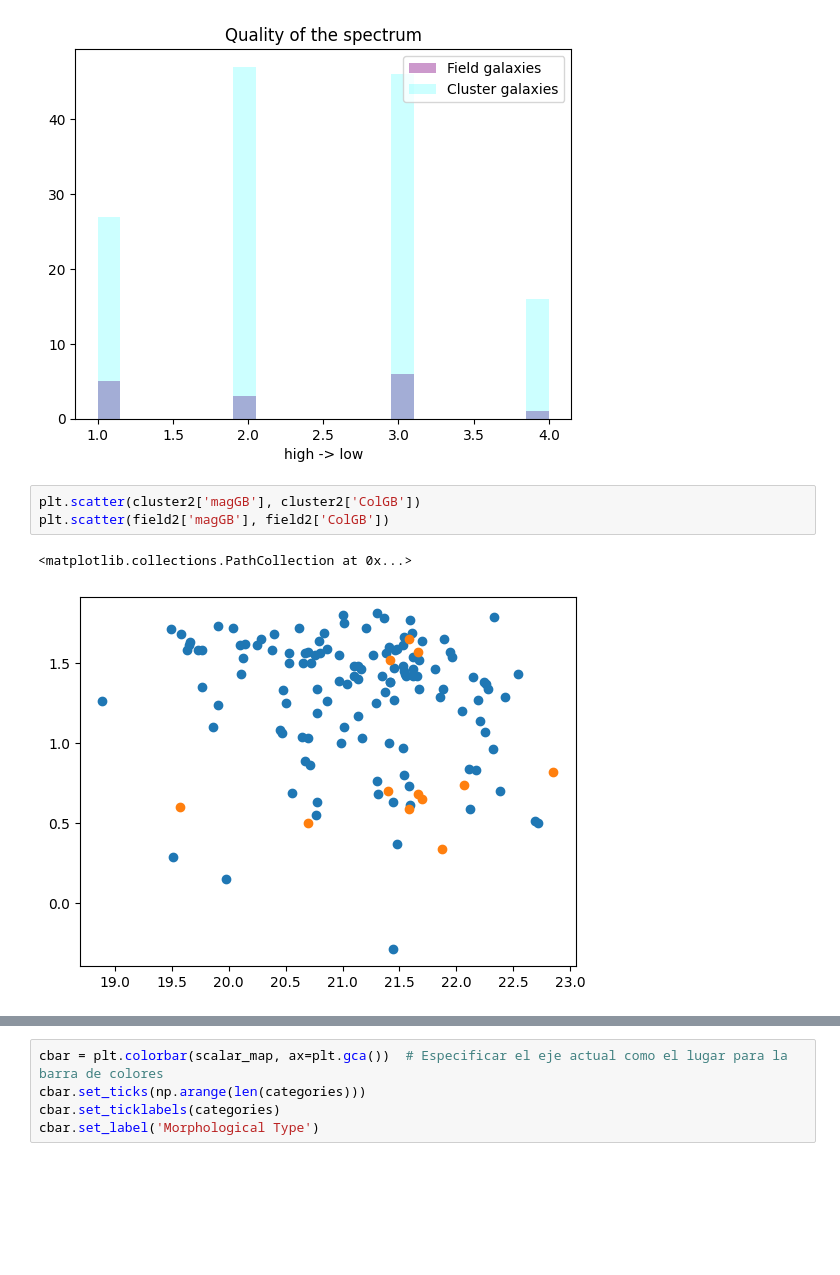
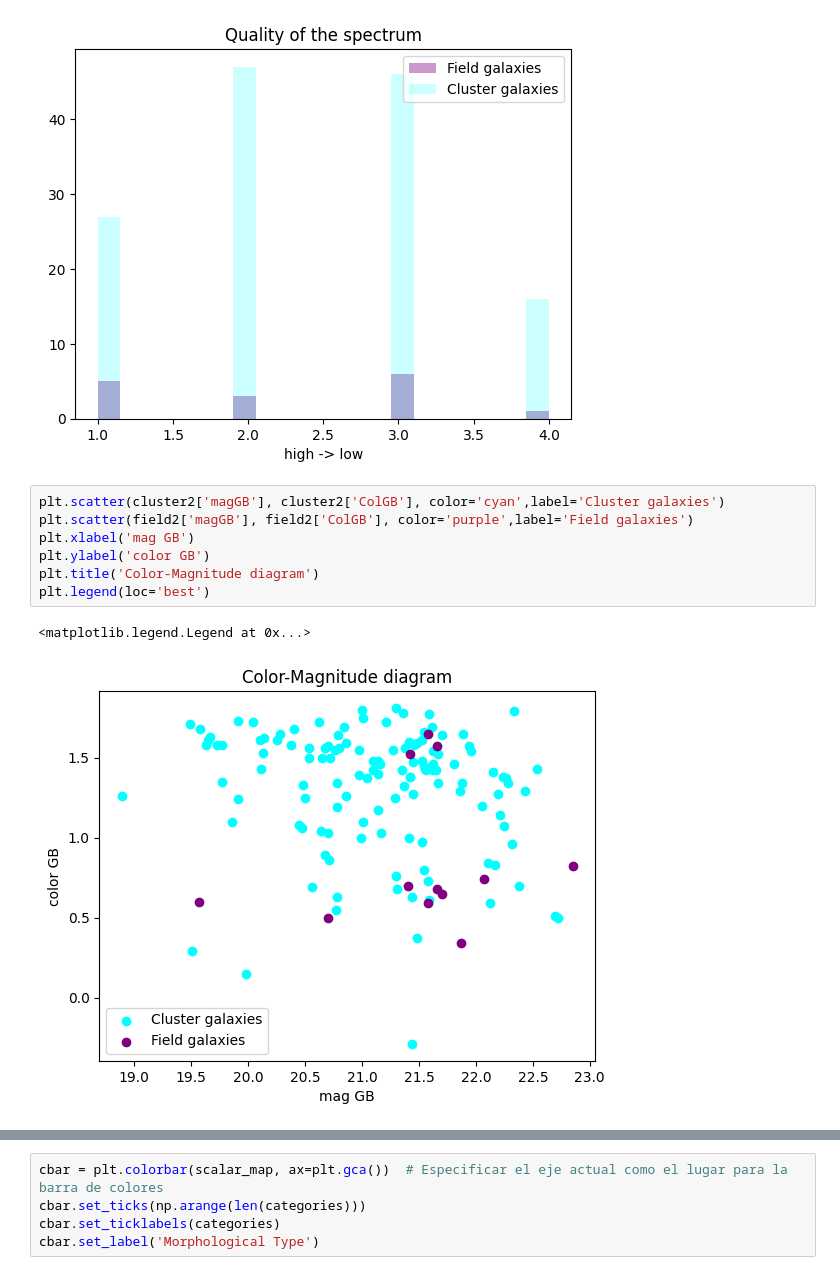
Before and after one commit to patito-mary/egdatos, a Jupyter notebook: manejodedatos.ipynb, the cells around one changed output, grey strips where cells are left out. Cells and saved outputs as stored; diff of their text form; blank space fills up the shorter version.

```diff
--- a/manejodedatos.ipynb
+++ b/manejodedatos.ipynb
@@ -137,11 +137,15 @@ plt.legend(loc='best')
 <matplotlib.legend.Legend at 0x...>
 [figure]
 # %%
-plt.scatter(cluster2['magGB'], cluster2['ColGB'])
-plt.scatter(field2['magGB'], field2['ColGB'])
+plt.scatter(cluster2['magGB'], cluster2['ColGB'], color='cyan',label='Cluster galaxies')
+plt.scatter(field2['magGB'], field2['ColGB'], color='purple',label='Field galaxies')
+plt.xlabel('mag GB')
+plt.ylabel('color GB')
+plt.title('Color-Magnitude diagram')
+plt.legend(loc='best')
 # %% [output]
-<matplotlib.collections.PathCollection at 0x...>
+<matplotlib.legend.Legend at 0x...>
-[figure, old version]
+[figure, new version]
 # %% [markdown]
 
 ![](screen.png)
```
